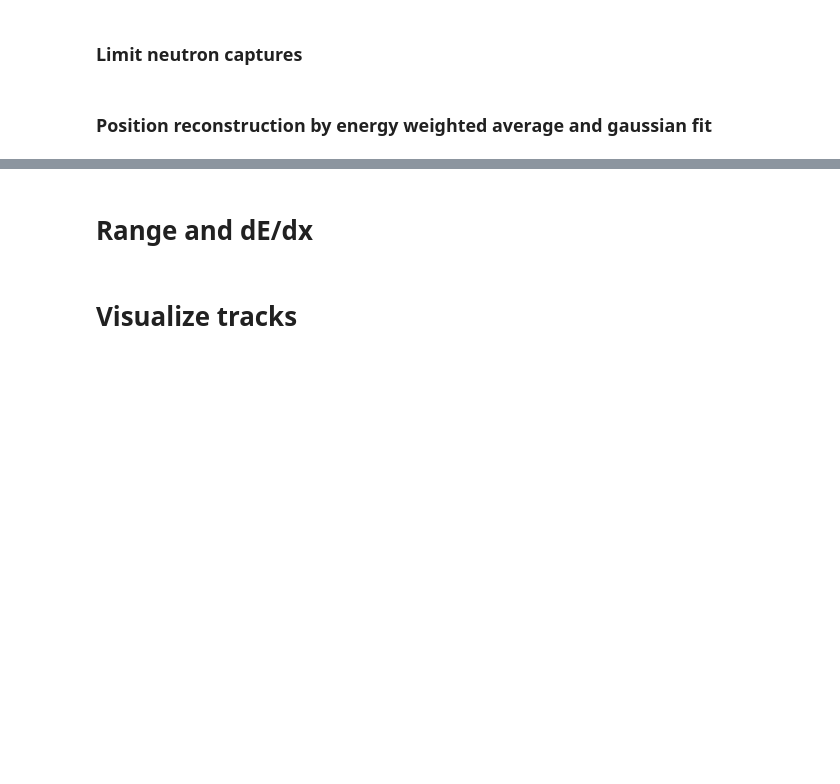
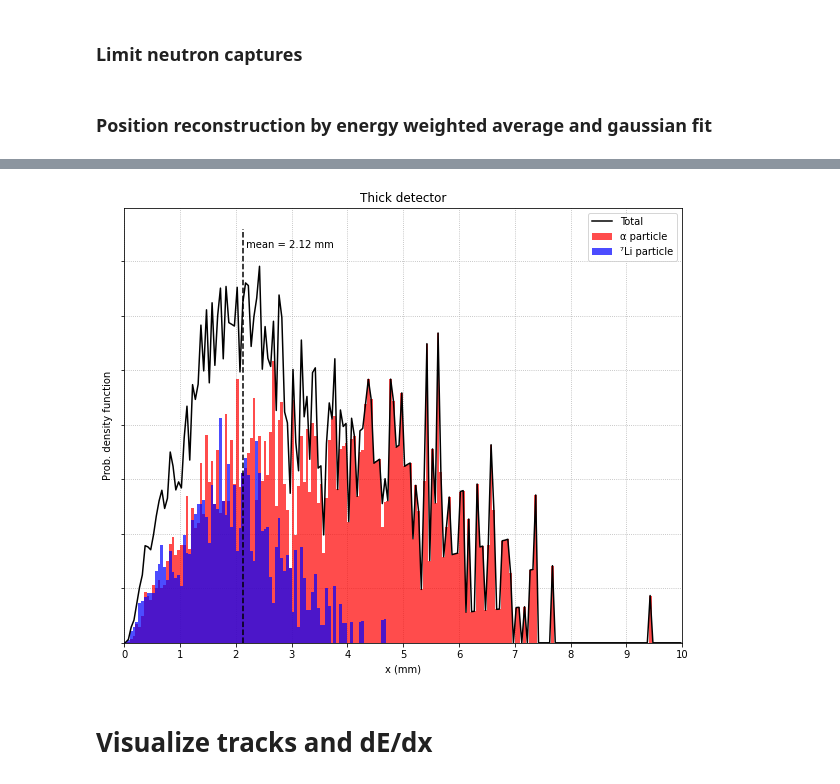
Before and after one commit to duarten-xfel/NeuThin, a Jupyter notebook: CoincidenceDetector.ipynb, the cells around one changed output, grey strips where cells are left out. Drawn from its saved outputs; the diff is of its cells as text; code cells hidden in the pictures; blank space fills up the shorter version.

```diff
--- a/CoincidenceDetector.ipynb
+++ b/CoincidenceDetector.ipynb
@@ -519,2 +582,70 @@ plt.xlim([10,4.5e4]);
+# %%
+# ------- Plot Range on same figure -------       X coordinate projection
+bin_min = 0
+bin_max = 10
+bin_res = .05
+
+plt.figure(figsize = (10,8))
+plt.rc('axes', axisbelow=True)
+plt.grid(linestyle=':')
+
+
+# --- total ---
+pos_offset = min(det_thick['xpos']) # compensate min() and max() calculation when track has negative xpos valies
+
+xmin = det_thick.groupby('eventID')['xpos'].min()+pos_offset  #xmin and xmax are always positive
+xmax = det_thick.groupby('eventID')['xpos'].max()+pos_offset
+xposmax_det_thick = (xmax-xmin)/1e3
+
+h = np.histogram(xposmax_det_thick,
+         bins = np.linspace(bin_min,bin_max,int((bin_max-bin_min)/bin_res)+1),
+         weights = abs(xposmax_det_thick)/sum(abs(xposmax_det_thick)))
+plt.plot(h[1][1:]-bin_res/2,h[0],color='k');
+
+
+# --- alpha ---
+xmin = det_thick.loc[(det_thick['PID']=='alpha')].groupby('eventID')['xpos'].min()+pos_offset  #xmin and xmax are always positive
+xmax = det_thick.loc[(det_thick['PID']=='alpha')].groupby('eventID')['xpos'].max()+pos_offset
+xposmax_det_thick_alpha = (xmax-xmin)/1e3
+
+plt.hist(xposmax_det_thick_alpha,
+         bins = np.linspace(bin_min,bin_max,int((bin_max-bin_min)/bin_res)+1),
+         weights = abs(xposmax_det_thick_alpha)/sum(abs(xposmax_det_thick)),
+         color='r',alpha = .7);
+
+# --- Li ---
+xmin = det_thick.loc[(det_thick['PID']=='Li7')].groupby('eventID')['xpos'].min()+pos_offset  #xmin and xmax are always positive
+xmax = det_thick.loc[(det_thick['PID']=='Li7')].groupby('eventID')['xpos'].max()+pos_offset
+xposmax_det_thick_Li = (xmax-xmin)/1e3
+
+plt.hist(xposmax_det_thick_Li,
+         bins = np.linspace(bin_min,bin_max,int((bin_max-bin_min)/bin_res)+1),
+         weights = abs(xposmax_det_thick_Li)/sum(abs(xposmax_det_thick)),
+         color='b',alpha = .7);
+
+
+
+plt.gca().axes.yaxis.set_ticklabels([]);
+plt.xlabel('x (mm)');
+plt.ylabel('Prob. density function');
+plt.title('Thick detector');
+plt.legend(('Total','\u03B1 particle','\u2077Li particle'));
+
+
+anotation_str = ' mean = ' + str(round(np.average(xposmax_det_thick),2)) + ' mm'
+plt.annotate(anotation_str,(np.average(xposmax_det_thick),max(h[0])*1.05));
+plt.plot([np.average(xposmax_det_thick), np.average(xposmax_det_thick)] , [0,max(h[0])*1.1],'k--')
+
+
+
+ylim = plt.gca().get_ylim()
+plt.ylim([0,ylim[1]]);
+plt.xlim([bin_min,bin_max]);
+xlim = plt.gca().get_xlim()
+plt.xticks(np.linspace(xlim[0],xlim[1],int(xlim[1])+1));
+
+# plt.savefig('figname.svg', dpi=300)
+# %% [output]
+[figure, added]
 # %% [markdown]
-# Range and dE/dx
+# Visualize tracks and dE/dx
@@ -659,3 +652 @@ plt.xlim([10,4.5e4]);
-# %% [markdown]
-# Visualize tracks
 # %%
```
Also changed, not shown: parts of 26 cells of this notebook.
